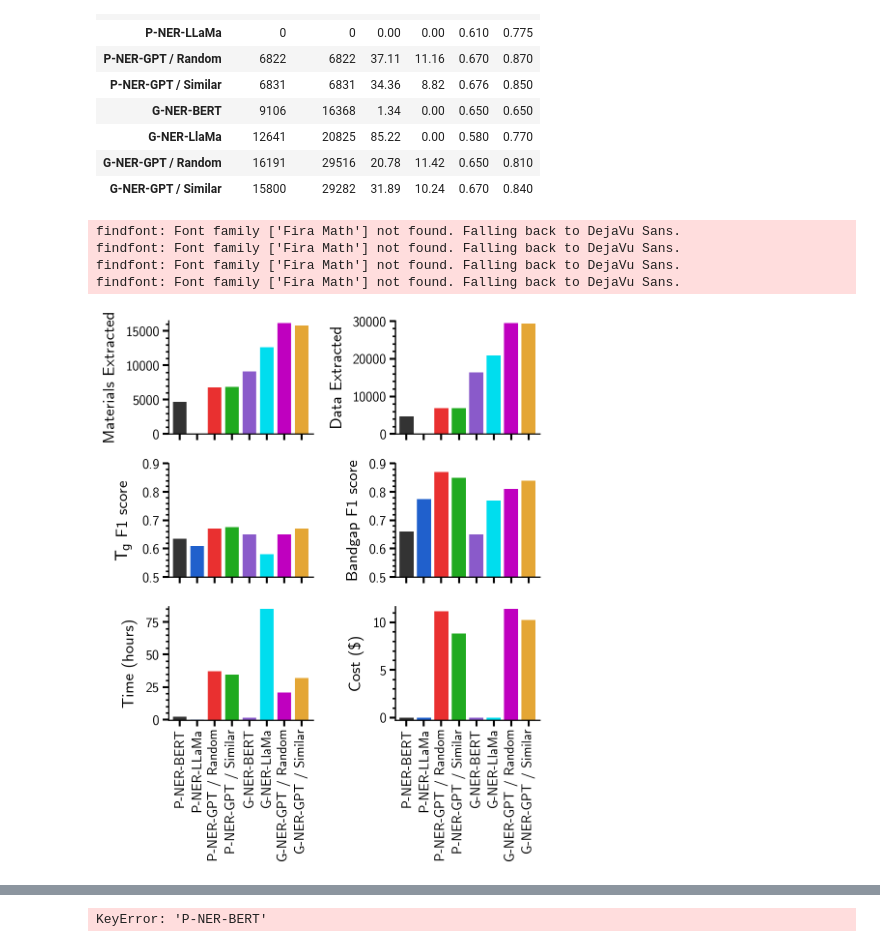
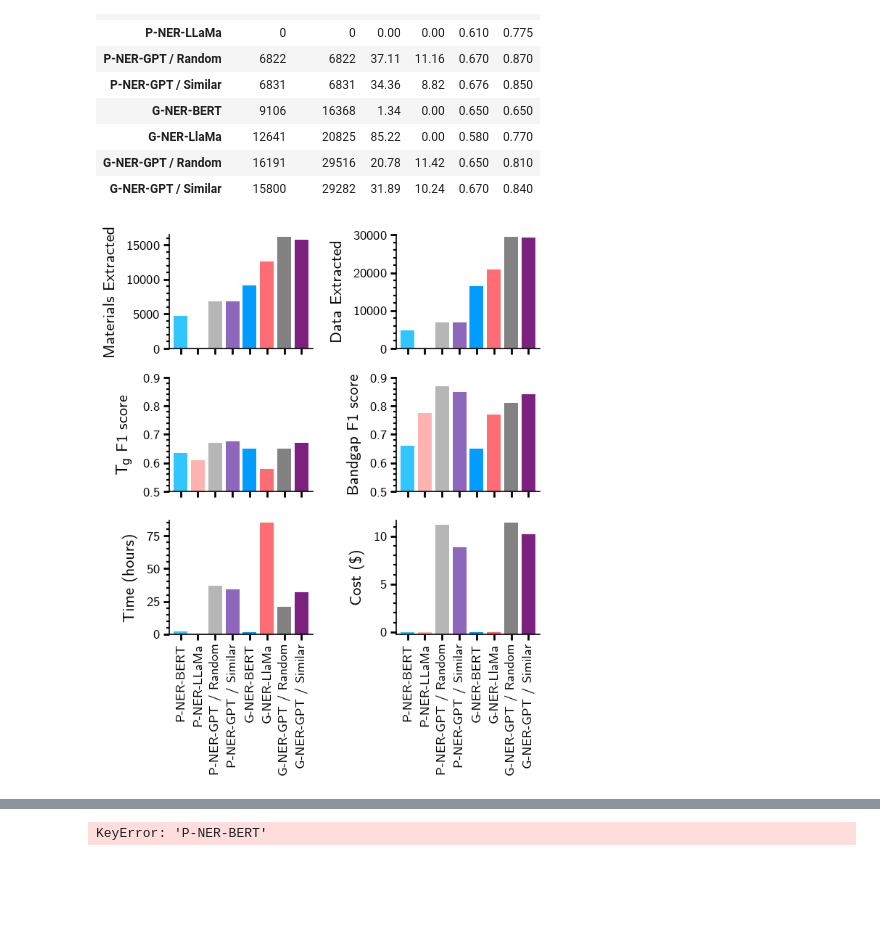
Before and after one commit to Ramprasad-Group/PromptDataExtraction, a Jupyter notebook: notebooks/Analyze-Select-1k.ipynb, the cells around one changed output, grey strips where cells are left out. Saved outputs shown, nothing was run; the diff lists cells and outputs as text; code cells hidden in the pictures; blank space fills up the shorter version.

Commit message:
Update colors

```diff
--- a/notebooks/Analyze-Select-1k.ipynb
+++ b/notebooks/Analyze-Select-1k.ipynb
@@ -1221,10 +1222,13 @@ metrics
 | G-NER-GPT / Similar | 15800 | 29282 | 31.89 | 10.24 | 0.670 | 0.840 |
 # %%
 plt.rcParams['font.family'] = 'cursive'
-colors = ["#333", "#2060cc", "#e93030", "#20aa20", "#8a5aca", "#00ddee", "m", "#e4a635"][:metrics.shape[0]]
+# colors = ["#333", "#2060cc", "#e93030", "#20aa20", "#8a5aca", "#00ddee", "m", "#e4a635"][:metrics.shape[0]]
+
+colors = ["#31c6ff", "#feb3b1", "#b6b6b6", "#8d67bb",
+          "#009cff", "#fe6d73", "#828282", "#7d2181"]
 voffset = -0.25
 
-fig, axes = plt.subplots(3, 2, figsize=(3.25, 4), dpi=300, sharex=True)
+fig, axes = plt.subplots(3, 2, figsize=(3.25, 4), dpi=200, sharex=True)
 axes = axes.flatten()
 
 barprops = dict(color=colors, align='center', width=0.8, bottom=voffset)
@@ -1241,35 +1245,31 @@ ax.set(ylabel='Data Extracted')
 
 ax = axes[2]
 df = metrics['Tg'] - voffset
 df.plot.bar(ax=ax, **barprops)
 ax.set(ylabel='$T_g$ F1 score', ylim=(0.5, 0.9))
 
 ax = axes[3]
 df = metrics['Eg'] - voffset
 df.plot.bar(ax=ax, **barprops)
 ax.set(ylabel='Bandgap F1 score', ylim=(0.5, 0.9))
 
 ax = axes[4]
 df = metrics['hours'] - voffset
 df.plot.bar(ax=ax, **barprops)
 ax.set(ylabel='Time (hours)')
 
 ax = axes[5]
 
 df = metrics['cost'] - voffset
 df.plot.bar(ax=ax, **barprops)
 ax.set(ylabel='Cost (\$)')
 
 for ax in axes.flatten():
     ax.set(xlabel='')
     ax.tick_params(axis='x', which='minor', bottom=False)
 
 plt.tight_layout()
 plt.savefig("notebooks/Selec1k-Bars.eps")
 plt.show()
 # %% [output]
-findfont: Font family ['Fira Math'] not found. Falling back to DejaVu Sans.
-findfont: Font family ['Fira Math'] not found. Falling back to DejaVu Sans.
-findfont: Font family ['Fira Math'] not found. Falling back to DejaVu Sans.
-findfont: Font family ['Fira Math'] not found. Falling back to DejaVu Sans.
-[figure, old version]
+[figure, new version]
```
Also changed, not shown: parts of 5 cells of this notebook.
